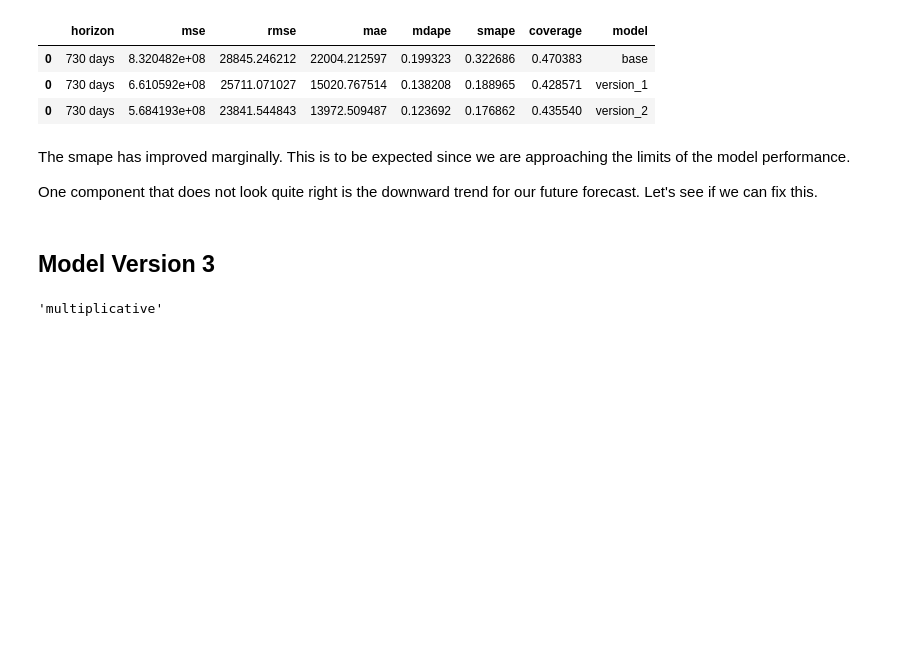
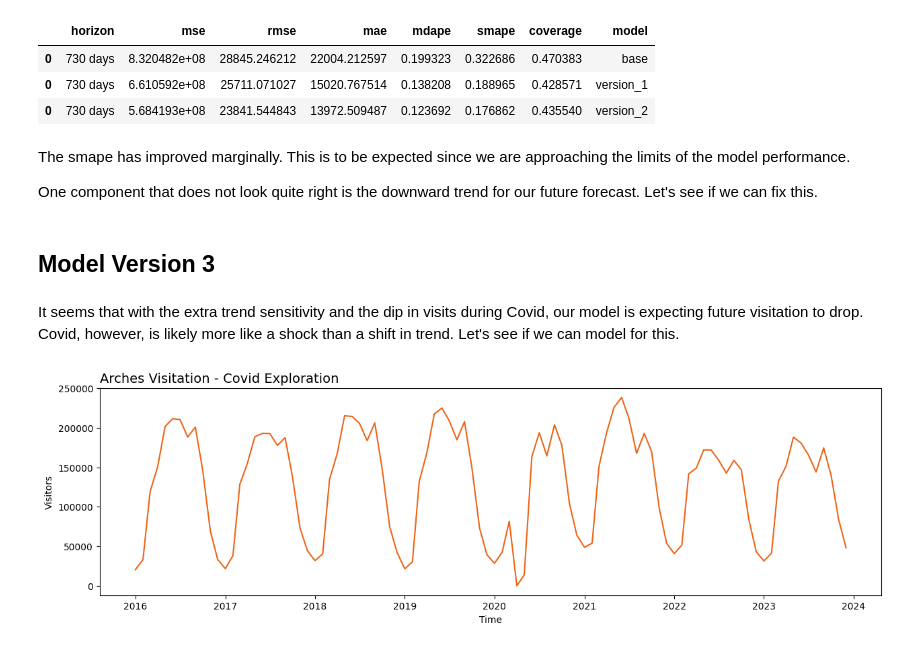
Before and after one commit to rgbuckley/utah_nps_visitation, a Jupyter notebook: Prophet.ipynb, the cells around one changed output. Drawn from its saved outputs; the diff is of its cells as text; code cells hidden in the pictures; blank space fills up the shorter version.

Commit message:
covid EDA

```diff
--- a/Prophet.ipynb
+++ b/Prophet.ipynb
@@ -755,7 +755,31 @@ The smape has improved marginally. This is to be expected since we are approachi
 One component that does not look quite right is the downward trend for our future forecast. Let's see if we can fix this.
 # %% [markdown]
 ## Model Version 3
-# %%
-model_2.seasonality_mode
-# %% [output]
-'multiplicative'
+# %% [markdown]
+It seems that with the extra trend sensitivity and the dip in visits during Covid, our model is expecting future visitation to drop. Covid, however, is likely more like a shock than a shift in trend. Let's see if we can model for this.
+# %%
+df_arches_covid = df_arches.copy()
+
+df_arches_covid = (
+    df_arches_covid
+    .loc[(df_arches_covid["ds"].dt.year < 2024)]
+    .loc[(df_arches_covid["ds"].dt.year > 2015)]
+)
+
+#sort on ts
+df_arches_covid = df_arches_covid.sort_values("ds")
+
+# Create the line plot
+fig, ax = plt.subplots(figsize=(15, 4))
+
+ax.plot(df_arches_covid["ds"], df_arches_covid["y"], color = orange)
+
+#set labels
+ax.set_title("Arches Visitation - Covid Exploration", fontsize=14, loc="left")
+ax.set_xlabel("Time")
+ax.set_ylabel("Visitors")
+
+# Display the plot
+plt.show()
+# %% [output]
+[figure, added]
```
Also changed, not shown: parts of 2 cells of this notebook.
